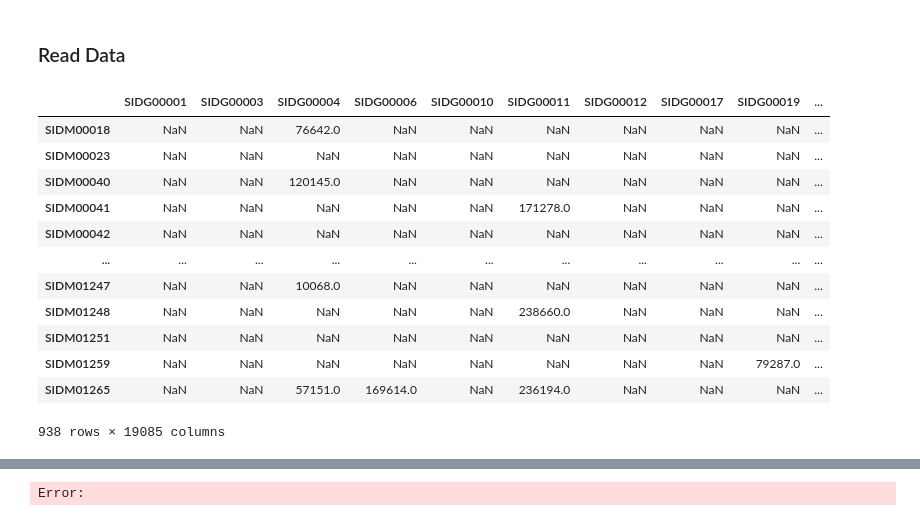
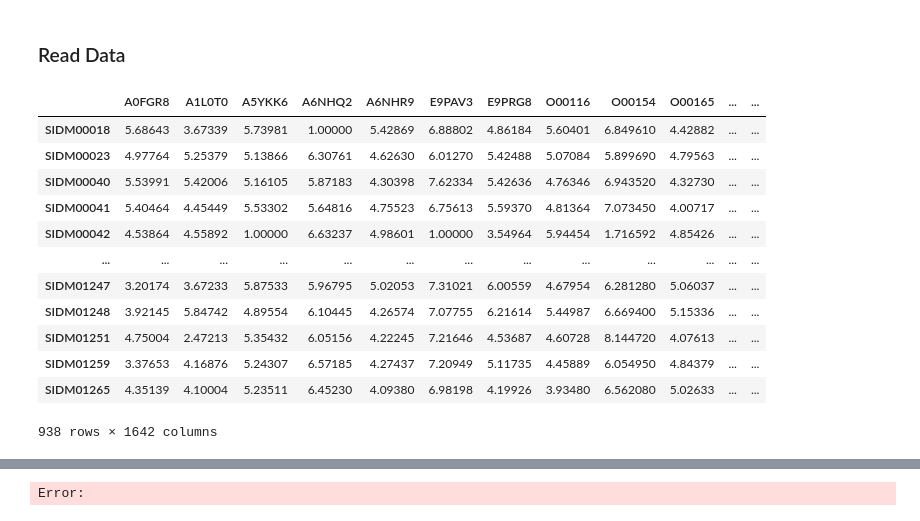
Before and after one commit to Surabhivj/PatStrat-Personalized-Health-Technologies-Conference-2024, a Jupyter notebook: GDSC_data_prep.ipynb, the cells around one changed output, grey strips where cells are left out. Saved outputs shown, nothing was run; the diff lists cells and outputs as text; code cells hidden in the pictures.

```diff
--- a/GDSC_data_prep.ipynb
+++ b/GDSC_data_prep.ipynb
@@ -269,19 +269,19 @@ rna_mutation= pd.read_csv("data/RNA_MUT_df.csv",index_col=0)
 protein_mutation= pd.read_csv("data/PROTEIN_MUT_df.csv",index_col=0)
 cdna_mutation= pd.read_csv("data/CDNA_MUT_df.csv",index_col=0)
 vaf= pd.read_csv("data/GENE_VAF_df.csv",index_col=0)
-# %%
-rna_mutation
-# %% [output]
-|  | SIDG00001 | SIDG00003 | SIDG00004 | SIDG00006 | SIDG00010 | SIDG00011 | SIDG00012 | SIDG00017 | SIDG00019 | ... |
-| SIDM00018 | NaN | NaN | 76642.0 | NaN | NaN | NaN | NaN | NaN | NaN | ... |
-| SIDM00023 | NaN | NaN | NaN | NaN | NaN | NaN | NaN | NaN | NaN | ... |
-| SIDM00040 | NaN | NaN | 120145.0 | NaN | NaN | NaN | NaN | NaN | NaN | ... |
-| SIDM00041 | NaN | NaN | NaN | NaN | NaN | 171278.0 | NaN | NaN | NaN | ... |
-| SIDM00042 | NaN | NaN | NaN | NaN | NaN | NaN | NaN | NaN | NaN | ... |
-| ... | ... | ... | ... | ... | ... | ... | ... | ... | ... | ... |
-| SIDM01247 | NaN | NaN | 10068.0 | NaN | NaN | NaN | NaN | NaN | NaN | ... |
-| SIDM01248 | NaN | NaN | NaN | NaN | NaN | 238660.0 | NaN | NaN | NaN | ... |
-| SIDM01251 | NaN | NaN | NaN | NaN | NaN | NaN | NaN | NaN | NaN | ... |
-| SIDM01259 | NaN | NaN | NaN | NaN | NaN | NaN | NaN | NaN | 79287.0 | ... |
-| SIDM01265 | NaN | NaN | 57151.0 | 169614.0 | NaN | 236194.0 | NaN | NaN | NaN | ... |
-938 rows × 19085 columns
+# %%
+prot
+# %% [output]
+|  | A0FGR8 | A1L0T0 | A5YKK6 | A6NHQ2 | A6NHR9 | E9PAV3 | E9PRG8 | O00116 | O00154 | O00165 | ... | ... |
+| SIDM00018 | 5.68643 | 3.67339 | 5.73981 | 1.00000 | 5.42869 | 6.88802 | 4.86184 | 5.60401 | 6.849610 | 4.42882 | ... | ... |
+| SIDM00023 | 4.97764 | 5.25379 | 5.13866 | 6.30761 | 4.62630 | 6.01270 | 5.42488 | 5.07084 | 5.899690 | 4.79563 | ... | ... |
+| SIDM00040 | 5.53991 | 5.42006 | 5.16105 | 5.87183 | 4.30398 | 7.62334 | 5.42636 | 4.76346 | 6.943520 | 4.32730 | ... | ... |
+| SIDM00041 | 5.40464 | 4.45449 | 5.53302 | 5.64816 | 4.75523 | 6.75613 | 5.59370 | 4.81364 | 7.073450 | 4.00717 | ... | ... |
+| SIDM00042 | 4.53864 | 4.55892 | 1.00000 | 6.63237 | 4.98601 | 1.00000 | 3.54964 | 5.94454 | 1.716592 | 4.85426 | ... | ... |
+| ... | ... | ... | ... | ... | ... | ... | ... | ... | ... | ... | ... | ... |
+| SIDM01247 | 3.20174 | 3.67233 | 5.87533 | 5.96795 | 5.02053 | 7.31021 | 6.00559 | 4.67954 | 6.281280 | 5.06037 | ... | ... |
+| SIDM01248 | 3.92145 | 5.84742 | 4.89554 | 6.10445 | 4.26574 | 7.07755 | 6.21614 | 5.44987 | 6.669400 | 5.15336 | ... | ... |
+| SIDM01251 | 4.75004 | 2.47213 | 5.35432 | 6.05156 | 4.22245 | 7.21646 | 4.53687 | 4.60728 | 8.144720 | 4.07613 | ... | ... |
+| SIDM01259 | 3.37653 | 4.16876 | 5.24307 | 6.57185 | 4.27437 | 7.20949 | 5.11735 | 4.45889 | 6.054950 | 4.84379 | ... | ... |
+| SIDM01265 | 4.35139 | 4.10004 | 5.23511 | 6.45230 | 4.09380 | 6.98198 | 4.19926 | 3.93480 | 6.562080 | 5.02633 | ... | ... |
+938 rows × 1642 columns
```
Also changed, not shown: parts of 22 cells of this notebook, 2 other files.
